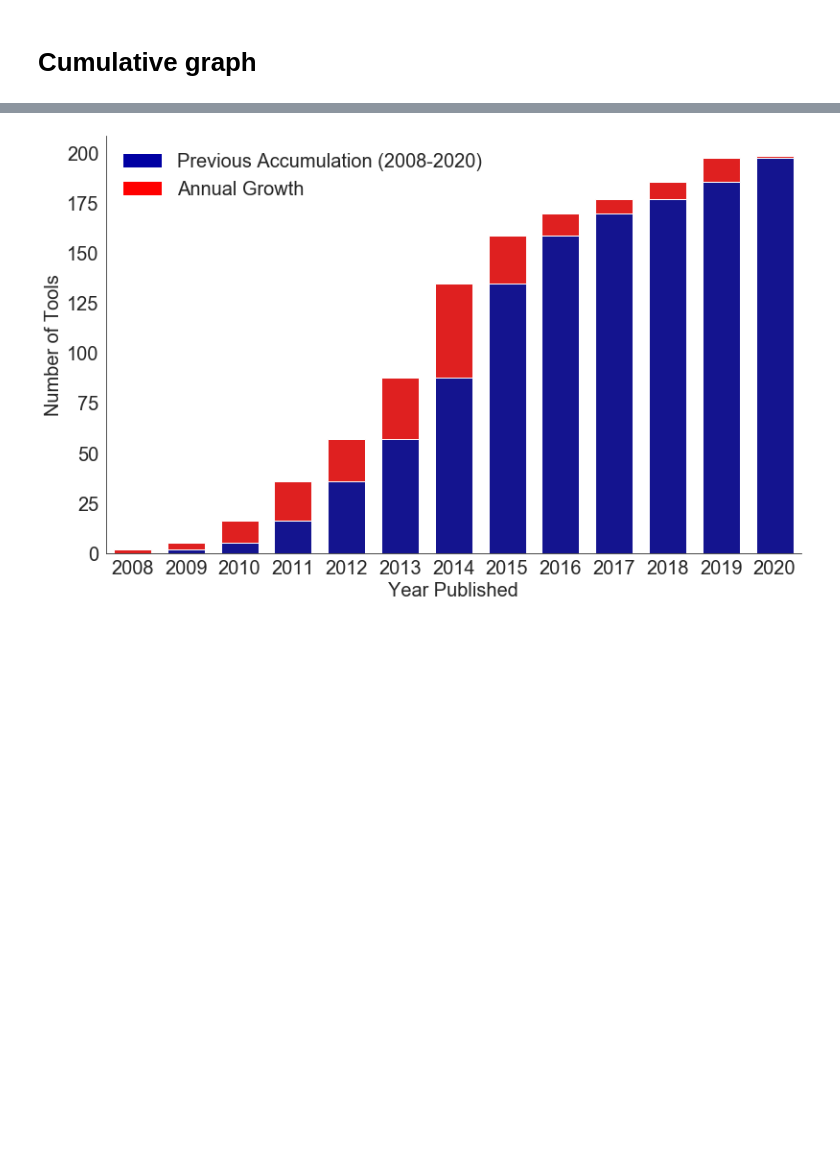
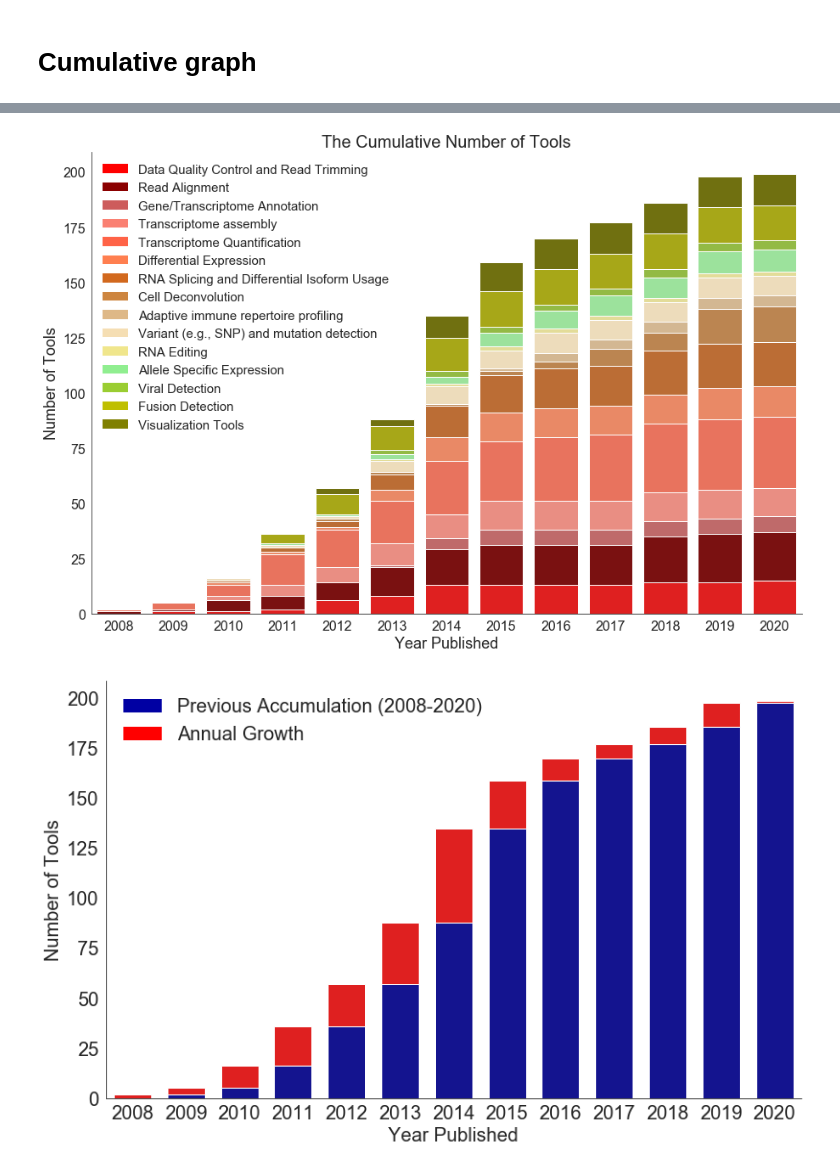
Before and after one commit to LizChang/RNA_seq_figures, a Jupyter notebook: notebooks/RNA_Seq_table.ipynb, the cells around one changed output, grey strips where cells are left out. Cells and saved outputs as stored; diff of their text form; code cells hidden in the pictures; blank space fills up the shorter version.

```diff
--- a/notebooks/RNA_Seq_table.ipynb
+++ b/notebooks/RNA_Seq_table.ipynb
@@ -104,3 +105,77 @@ plt.savefig('../figures/figure1.png', bbox_inches='tight')
+# %%
+stacked_bar_data = pd.read_csv("../data/catyear.csv")
+stacked_bar_data["total"] = stacked_bar_data.cumulation
+stacked_bar_data["n"] = stacked_bar_data.cumulation-stacked_bar_data.O
+stacked_bar_data["m"] = stacked_bar_data.n-stacked_bar_data.N
+stacked_bar_data["l"] = stacked_bar_data.m-stacked_bar_data.M
+stacked_bar_data["k"] = stacked_bar_data.l-stacked_bar_data.L
+stacked_bar_data["j"] = stacked_bar_data.k-stacked_bar_data.K
+stacked_bar_data["i"] = stacked_bar_data.j-stacked_bar_data.J
+stacked_bar_data["h"] = stacked_bar_data.i-stacked_bar_data.I
+stacked_bar_data["g"] = stacked_bar_data.h-stacked_bar_data.H
+stacked_bar_data["f"] = stacked_bar_data.g-stacked_bar_data.G
+stacked_bar_data["e"] = stacked_bar_data.f-stacked_bar_data.F
+stacked_bar_data["d"] = stacked_bar_data.e-stacked_bar_data.E
+stacked_bar_data["c"] = stacked_bar_data.d-stacked_bar_data.D
+stacked_bar_data["b"] = stacked_bar_data.c-stacked_bar_data.C
+stacked_bar_data["a"] = stacked_bar_data.b-stacked_bar_data.B
+
+sns.set_style("white")
+sns.set_context({"figure.figsize": (15, 10)})
+
+#Plot
+o = sns.barplot(x = stacked_bar_data.Year_Published, y = stacked_bar_data.total, color="olive")
+n = sns.barplot(x = stacked_bar_data.Year_Published, y = stacked_bar_data.n, color="y")
+m = sns.barplot(x = stacked_bar_data.Year_Published, y = stacked_bar_data.m, color="yellowgreen")
+l = sns.barplot(x = stacked_bar_data.Year_Published, y = stacked_bar_data.l, color="lightgreen")
+k = sns.barplot(x = stacked_bar_data.Year_Published, y = stacked_bar_data.k, color="khaki")
+j = sns.barplot(x = stacked_bar_data.Year_Published, y = stacked_bar_data.j, color="wheat")
+i = sns.barplot(x = stacked_bar_data.Year_Published, y = stacked_bar_data.i, color="burlywood")
+h = sns.barplot(x = stacked_bar_data.Year_Published, y = stacked_bar_data.h, color="peru")
+g = sns.barplot(x = stacked_bar_data.Year_Published, y = stacked_bar_data.g, color="chocolate")
+f = sns.barplot(x = stacked_bar_data.Year_Published, y = stacked_bar_data.f, color="coral")
+e = sns.barplot(x = stacked_bar_data.Year_Published, y = stacked_bar_data.e, color="tomato")
+d = sns.barplot(x = stacked_bar_data.Year_Published, y = stacked_bar_data.d, color="salmon")
+c = sns.barplot(x = stacked_bar_data.Year_Published, y = stacked_bar_data.c, color="indianred")
+b = sns.barplot(x = stacked_bar_data.Year_Published, y = stacked_bar_data.b, color="darkred")
+a = sns.barplot(x = stacked_bar_data.Year_Published, y = stacked_bar_data.a, color="red")
+
+o = plt.Rectangle((0,0),1,1,fc="olive", edgecolor = 'none')
+n = plt.Rectangle((0,0),1,1,fc='y',  edgecolor = 'none')
+m = plt.Rectangle((0,0),1,1,fc='yellowgreen',  edgecolor = 'none')
+l = plt.Rectangle((0,0),1,1,fc='lightgreen',  edgecolor = 'none')
+k = plt.Rectangle((0,0),1,1,fc='khaki',  edgecolor = 'none')
+j = plt.Rectangle((0,0),1,1,fc='wheat',  edgecolor = 'none')
+i = plt.Rectangle((0,0),1,1,fc='burlywood',  edgecolor = 'none')
+h = plt.Rectangle((0,0),1,1,fc='peru',  edgecolor = 'none')
+g = plt.Rectangle((0,0),1,1,fc='chocolate',  edgecolor = 'none')
+f = plt.Rectangle((0,0),1,1,fc='coral',  edgecolor = 'none')
+e = plt.Rectangle((0,0),1,1,fc='tomato',  edgecolor = 'none')
+d = plt.Rectangle((0,0),1,1,fc='salmon',  edgecolor = 'none')
+c = plt.Rectangle((0,0),1,1,fc='indianred',  edgecolor = 'none')
+b = plt.Rectangle((0,0),1,1,fc='darkred',  edgecolor = 'none')
+a = plt.Rectangle((0,0),1,1,fc='red',  edgecolor = 'none')
+
+legend=plt.legend([a,b,c,d,e,f,g,h,i,j,k,l,m,n,o], ['Data Quality Control and Read Trimming','Read Alignment',
+                                             'Gene/Transcriptome Annotation','Transcriptome assembly',
+                                             'Transcriptome Quantification','Differential Expression',
+                                             'RNA Splicing and Differential Isoform Usage','Cell Deconvolution',
+                                             'Adaptive immune repertoire profiling',
+                                             'Variant (e.g., SNP) and mutation detection','RNA Editing',
+                                             'Allele Specific Expression','Viral Detection','Fusion Detection',
+                                             'Visualization Tools'],
+               loc='best', prop={'size':15})
+legend.draw_frame(False)
+plt.ylabel("Number of Tools",fontsize = 18)
+plt.xlabel("Year Published",fontsize = 18)
+plt.xticks(fontsize=16)
+plt.yticks(fontsize=16)
+plt.title("The Cumulative Number of Tools",fontsize=20)
+sns.despine()
+
+plt.savefig('../figures/figure1a.png', bbox_inches='tight')
+# %% [output]
+[figure, added]
 # %%
 #Read in data & create total column
 stacked_bar_data = pd.read_csv("../data/year_count.csv")
```
Also changed, not shown: parts of 6 cells of this notebook, 10 other files.
